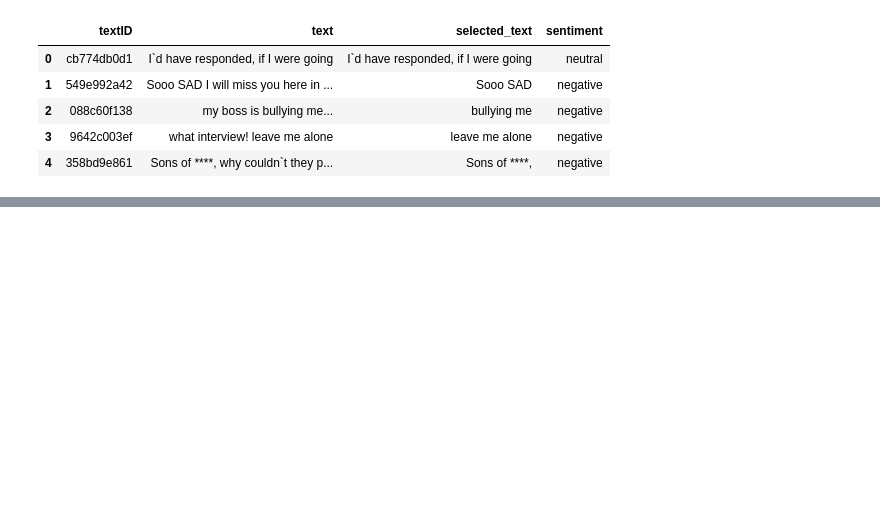
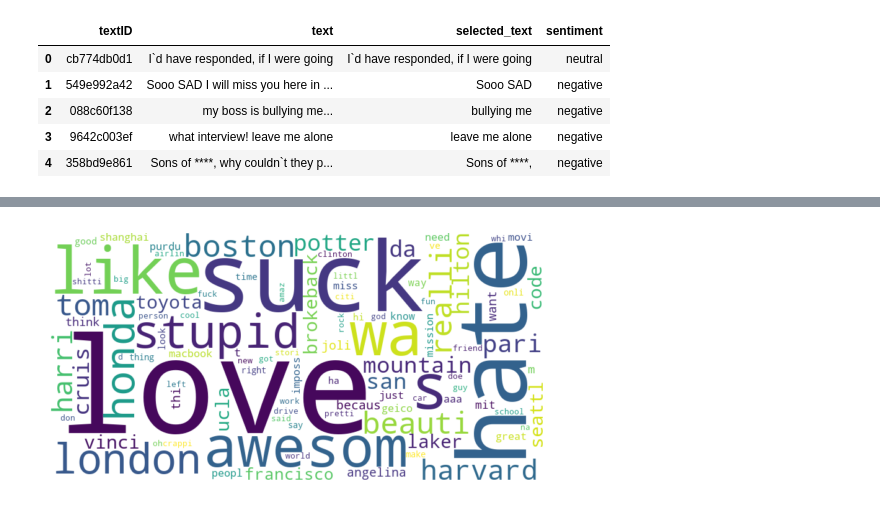
Before and after one commit to agomolka/MAThesisSentimentAnalysis, a Jupyter notebook: Social_Media_Text_Sentiment_Analysis.ipynb, the cells around one changed output, grey strips where cells are left out. Saved outputs shown, nothing was run; the diff lists cells and outputs as text; code cells hidden in the pictures; blank space fills up the shorter version.

```diff
--- a/Social_Media_Text_Sentiment_Analysis.ipynb
+++ b/Social_Media_Text_Sentiment_Analysis.ipynb
@@ -13,0 +82,11 @@ df.head()
+# %%
+count_vect = CountVectorizer(analyzer='word', tokenizer=tokenize, lowercase=True, stop_words='english', max_features=100)
+tfidf_vect = TfidfVectorizer(analyzer='word', tokenizer=tokenize, lowercase=True, stop_words='english', max_features=100)
+# %%
+#fits the model, model learns the vocabulary and transforms corpus data into feature vectors
+comment_tf = count_vect.fit_transform(train_data_df.comment.tolist() + test_data_df.comment.tolist())
+comment_tfidf = tfidf_vect.fit_transform(train_data_df.comment.tolist() + test_data_df.comment.tolist())
+# %%
+#to numpy
+comment_tf_nd = comment_tf.toarray()
+comment_tf_nd.shape
@@ -13,0 +125,4 @@ df.head()
+# %%
+#words in vocabulary
+vocab = count_vect.get_feature_names_out()
+print(vocab)
@@ -13,0 +141,9 @@ df.head()
+# %%
+sum_vocab = np.sum(comment_tf_nd, axis=0)
+word_frequencies = dict(zip(vocab, sum_vocab))
+wordcloud = WordCloud(width=800, height=400, background_color="white").generate_from_frequencies(word_frequencies)
+plt.imshow(wordcloud, interpolation='bilinear')
+plt.axis("off")
+plt.show()
+# %% [output]
+[figure, added]
```
Also changed, not shown: parts of 25 cells of this notebook.
